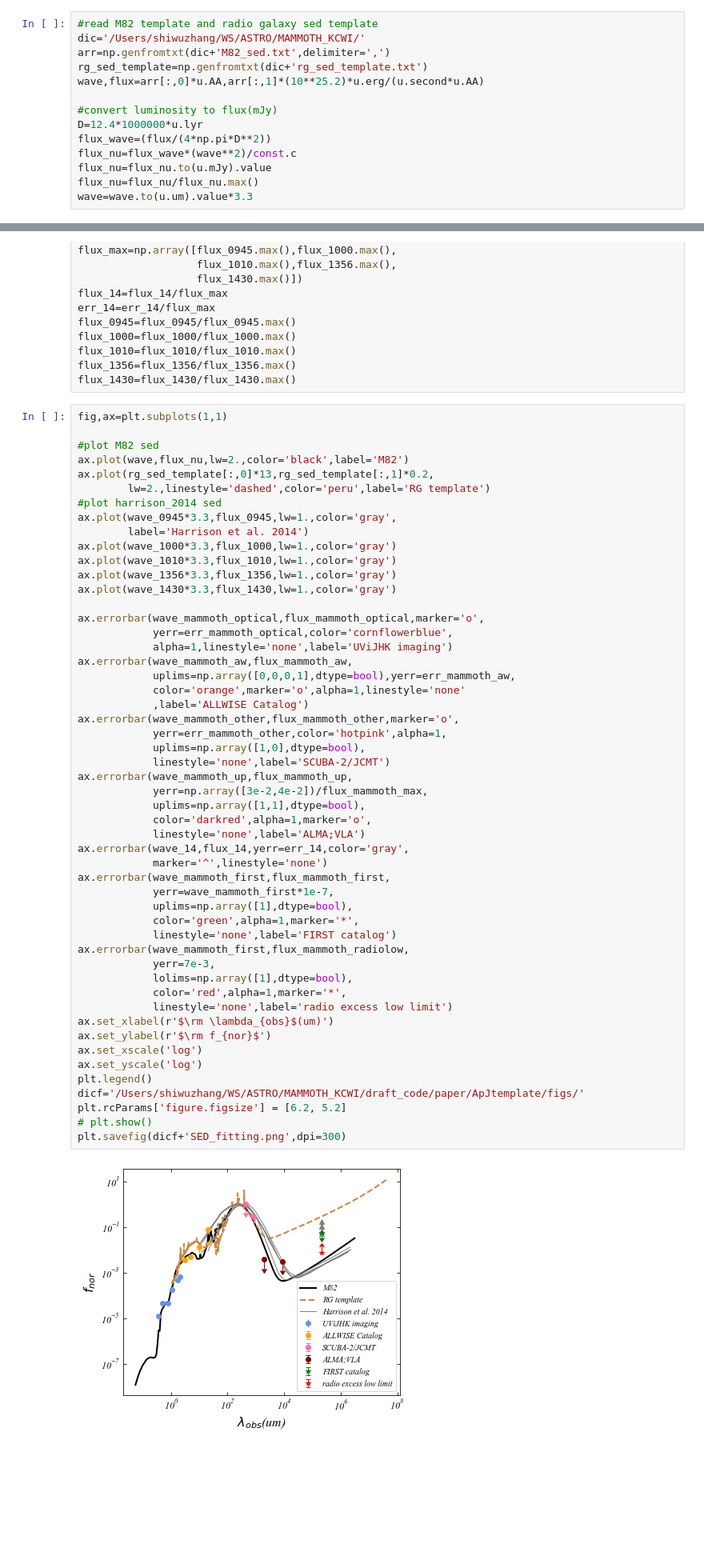
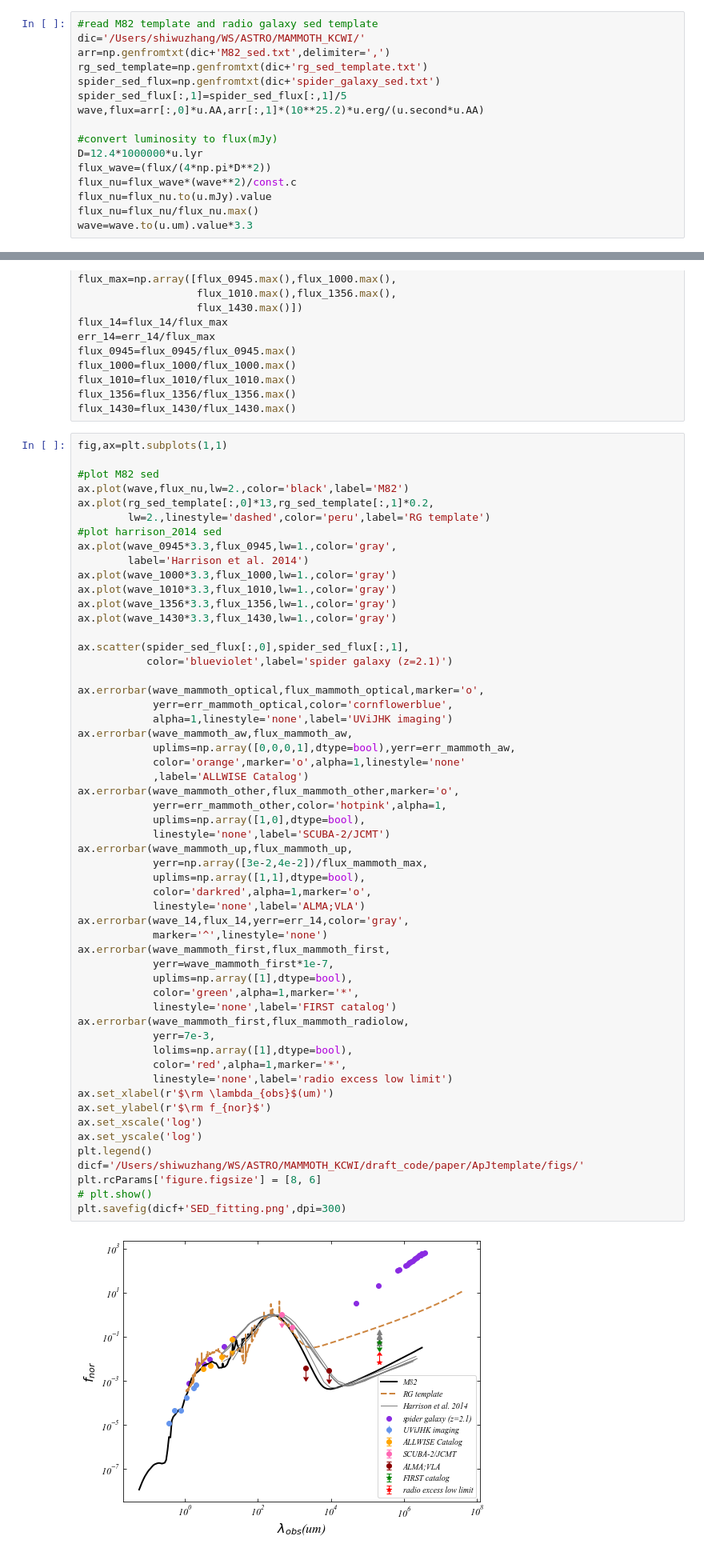
Before and after one commit to zsw6666/KCWI, a Jupyter notebook: KCWI_script/MAMMOTH_SED_plot.ipynb, the cells around one changed output, grey strips where cells are left out. Shown at 80% size. Saved outputs shown, nothing was run; the diff lists cells and outputs as text; blank space fills up the shorter version.

Commit message:
update paper, sec. 3.1 add spider galaxy

```diff
--- a/KCWI_script/MAMMOTH_SED_plot.ipynb
+++ b/KCWI_script/MAMMOTH_SED_plot.ipynb
@@ -41,6 +41,8 @@ rcParams.update(plt_param)
 dic='/Users/shiwuzhang/WS/ASTRO/MAMMOTH_KCWI/'
 arr=np.genfromtxt(dic+'M82_sed.txt',delimiter=',')
 rg_sed_template=np.genfromtxt(dic+'rg_sed_template.txt')
+spider_sed_flux=np.genfromtxt(dic+'spider_galaxy_sed.txt')
+spider_sed_flux[:,1]=spider_sed_flux[:,1]/5
 wave,flux=arr[:,0]*u.AA,arr[:,1]*(10**25.2)*u.erg/(u.second*u.AA)
 
 #convert luminosity to flux(mJy)
@@ -141,6 +143,9 @@ ax.plot(wave_1000*3.3,flux_1000,lw=1.,color='gray')
 ax.plot(wave_1010*3.3,flux_1010,lw=1.,color='gray')
 ax.plot(wave_1356*3.3,flux_1356,lw=1.,color='gray')
 ax.plot(wave_1430*3.3,flux_1430,lw=1.,color='gray')
+
+ax.scatter(spider_sed_flux[:,0],spider_sed_flux[:,1],
+           color='blueviolet',label='spider galaxy (z=2.1)')
 
 ax.errorbar(wave_mammoth_optical,flux_mammoth_optical,marker='o',
             yerr=err_mammoth_optical,color='cornflowerblue',
@@ -152,32 +157,32 @@ ax.errorbar(wave_mammoth_aw,flux_mammoth_aw,
 ax.errorbar(wave_mammoth_other,flux_mammoth_other,marker='o',
             yerr=err_mammoth_other,color='hotpink',alpha=1,
             uplims=np.array([1,0],dtype=bool),
             linestyle='none',label='SCUBA-2/JCMT')
 ax.errorbar(wave_mammoth_up,flux_mammoth_up,
             yerr=np.array([3e-2,4e-2])/flux_mammoth_max,
             uplims=np.array([1,1],dtype=bool),
             color='darkred',alpha=1,marker='o',
             linestyle='none',label='ALMA;VLA')
 ax.errorbar(wave_14,flux_14,yerr=err_14,color='gray',
             marker='^',linestyle='none')
 ax.errorbar(wave_mammoth_first,flux_mammoth_first,
             yerr=wave_mammoth_first*1e-7,
             uplims=np.array([1],dtype=bool),
             color='green',alpha=1,marker='*',
             linestyle='none',label='FIRST catalog')
 ax.errorbar(wave_mammoth_first,flux_mammoth_radiolow,
             yerr=7e-3,
             lolims=np.array([1],dtype=bool),
             color='red',alpha=1,marker='*',
             linestyle='none',label='radio excess low limit')
 ax.set_xlabel(r'$\rm \lambda_{obs}$(um)')
 ax.set_ylabel(r'$\rm f_{nor}$')
 ax.set_xscale('log')
 ax.set_yscale('log')
 plt.legend()
 dicf='/Users/shiwuzhang/WS/ASTRO/MAMMOTH_KCWI/draft_code/paper/ApJtemplate/figs/'
-plt.rcParams['figure.figsize'] = [6.2, 5.2]
+plt.rcParams['figure.figsize'] = [8, 6]
 # plt.show()
 plt.savefig(dicf+'SED_fitting.png',dpi=300)
 # %% [output]
-[figure, old version]
+[figure, new version]
```
Also changed, not shown: 15 other files.
